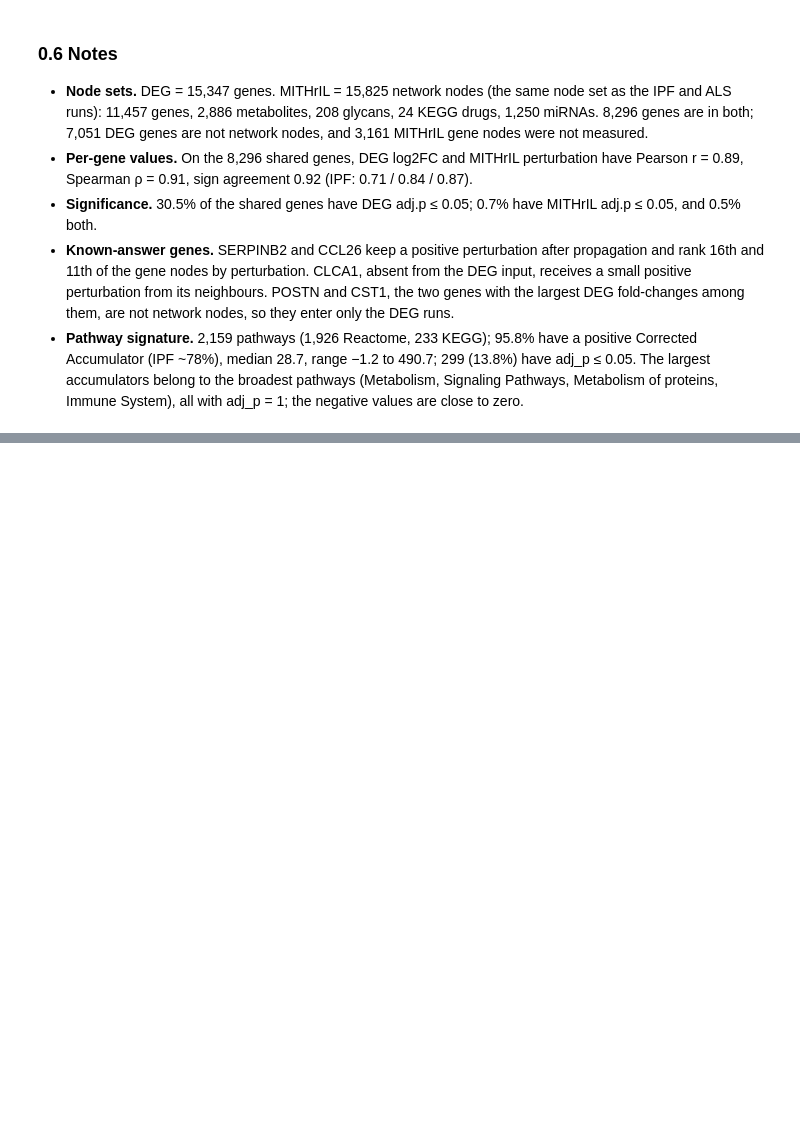
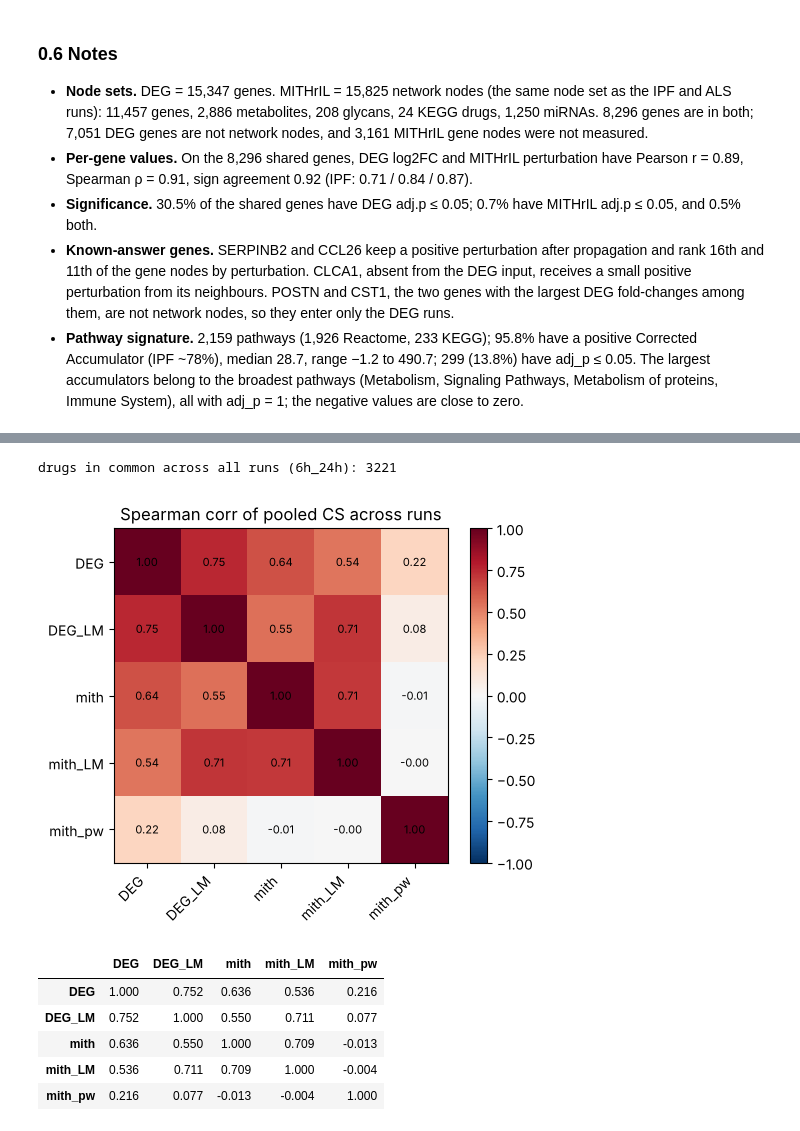
Before and after one commit to knowmics-lab/netcos, a Jupyter notebook: data_exploration/data_exploration_asthma_GSE152004_CS_and_rankings.ipynb, the cells around one changed output, grey strips where cells are left out. Saved outputs shown, nothing was run; the diff lists cells and outputs as text; code cells hidden in the pictures; blank space fills up the shorter version.

```diff
--- a/data_exploration/data_exploration_asthma_GSE152004_CS_and_rankings.ipynb
+++ b/data_exploration/data_exploration_asthma_GSE152004_CS_and_rankings.ipynb
@@ -269,0 +382,5 @@ significant (adj_p<=0.05): 0.138  (299/2159)
+# %%
+for label, df in runs.items():
+    r = stats.spearmanr(df.connectivity_score, df.spearman).statistic
+    rp = stats.spearmanr(df.connectivity_score, df.pearson).statistic
+    print(f'{label:8s}  spearman(CS, gene-spearman)={r:+.3f}   spearman(CS, gene-pearson)={rp:+.3f}')
@@ -269,0 +397,11 @@ significant (adj_p<=0.05): 0.138  (299/2159)
+# %%
+def top_ranking_drugs(data, pval=0.05, perturbation_time=None, n_best=20, ascending=True):
+    d = data if perturbation_time is None else data[data.perturbation_time == perturbation_time]
+    d = d[d.cs_p_value <= pval]
+    cols = ['drug', 'perturbation_time', 'connectivity_score', 'cs_p_value', 'pearson', 'spearman', 'cos_sim']
+    return d[cols].sort_values('connectivity_score', ascending=ascending).head(n_best)
+
+for label in ORDER:
+    n_sig = int(((runs[label].perturbation_time == '6h_24h') & (runs[label].cs_p_value <= 0.05)).sum())
+    print(f'=== {label} — 6h_24h — {n_sig} signatures with cs_p_value <= 0.05 ===')
+    display(top_ranking_drugs(runs[label], perturbation_time='6h_24h', n_best=15))
@@ -269,0 +499,28 @@ significant (adj_p<=0.05): 0.138  (299/2159)
+# %%
+pooled, name_map = {}, {}
+for label, df in runs.items():
+    sub = df[df.perturbation_time == '6h_24h']
+    pooled[label] = sub.groupby('drug_key')['connectivity_score'].mean()
+    name_map.update(dict(zip(sub['drug_key'], sub['drug'])))
+Pm = pd.DataFrame(pooled)[ORDER]
+print('drugs in common across all runs (6h_24h):', Pm.dropna().shape[0])
+corr_spear = Pm.corr(method='spearman')
+fig, ax = plt.subplots(figsize=(5.5, 4.5))
+im = ax.imshow(corr_spear.values, vmin=-1, vmax=1, cmap='RdBu_r')
+ax.set_xticks(range(len(ORDER))); ax.set_xticklabels(ORDER, rotation=45, ha='right')
+ax.set_yticks(range(len(ORDER))); ax.set_yticklabels(ORDER)
+for i in range(len(ORDER)):
+    for j in range(len(ORDER)):
+        ax.text(j, i, f'{corr_spear.values[i, j]:.2f}', ha='center', va='center', fontsize=8)
+ax.set_title('Spearman corr of pooled CS across runs'); plt.colorbar(im, fraction=0.046)
+plt.tight_layout(); plt.savefig(os.path.join(IMG_DIR, f'{DISEASE}_cross_run_corr.png'), dpi=120); plt.show()
+corr_spear.round(3)
+# %% [output]
+drugs in common across all runs (6h_24h): 3221
+[figure, added]
+|  | DEG | DEG_LM | mith | mith_LM | mith_pw |
+| DEG | 1.000 | 0.752 | 0.636 | 0.536 | 0.216 |
+| DEG_LM | 0.752 | 1.000 | 0.550 | 0.711 | 0.077 |
+| mith | 0.636 | 0.550 | 1.000 | 0.709 | -0.013 |
+| mith_LM | 0.536 | 0.711 | 0.709 | 1.000 | -0.004 |
+| mith_pw | 0.216 | 0.077 | -0.013 | -0.004 | 1.000 |
```
Also changed, not shown: parts of 20 cells of this notebook.
